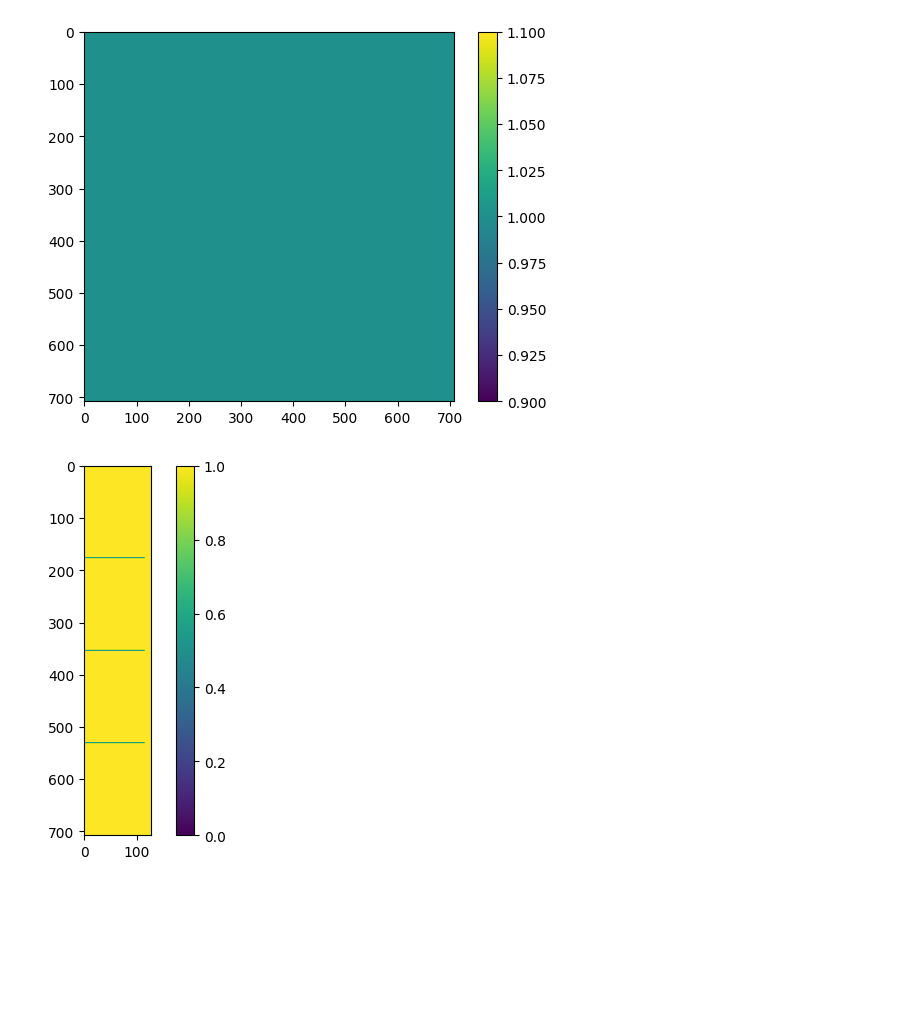
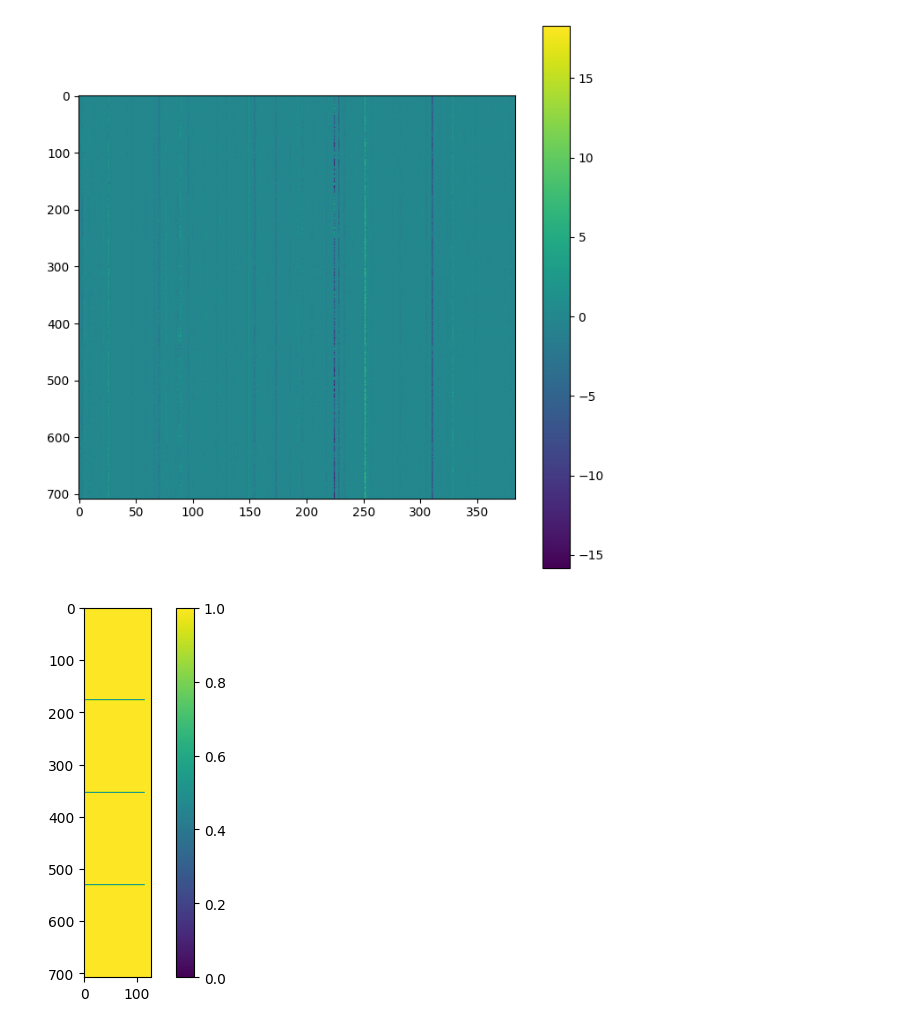
Before and after one commit to sirrus98/uni2ts, a Jupyter notebook: example/dataloader_test.ipynb, the cells around one changed output. Drawn from its saved outputs; the diff is of its cells as text; code cells hidden in the pictures; blank space fills up the shorter version.

```diff
--- a/example/dataloader_test.ipynb
+++ b/example/dataloader_test.ipynb
@@ -142,12 +191,13 @@ torch.Size([32, 708])
 # %%
 from uni2ts.common.torch_util import mask_fill, packed_attention_mask
 # %%
-plt.imshow(packed_attention_mask(sample_id)[0])
-plt.gca()
+plt.figure(figsize=(8,8))
+plt.imshow(encoded.detach()[0])
+plt.gca().set_aspect(0.5)
 plt.colorbar()
 plt.show()
 # %% [output]
-[figure, old version]
+[figure, new version]
 # %%
 plt.imshow(observed_mask[0])
 plt.gca()
```
Also changed, not shown: parts of 31 cells of this notebook, 3 other files.
